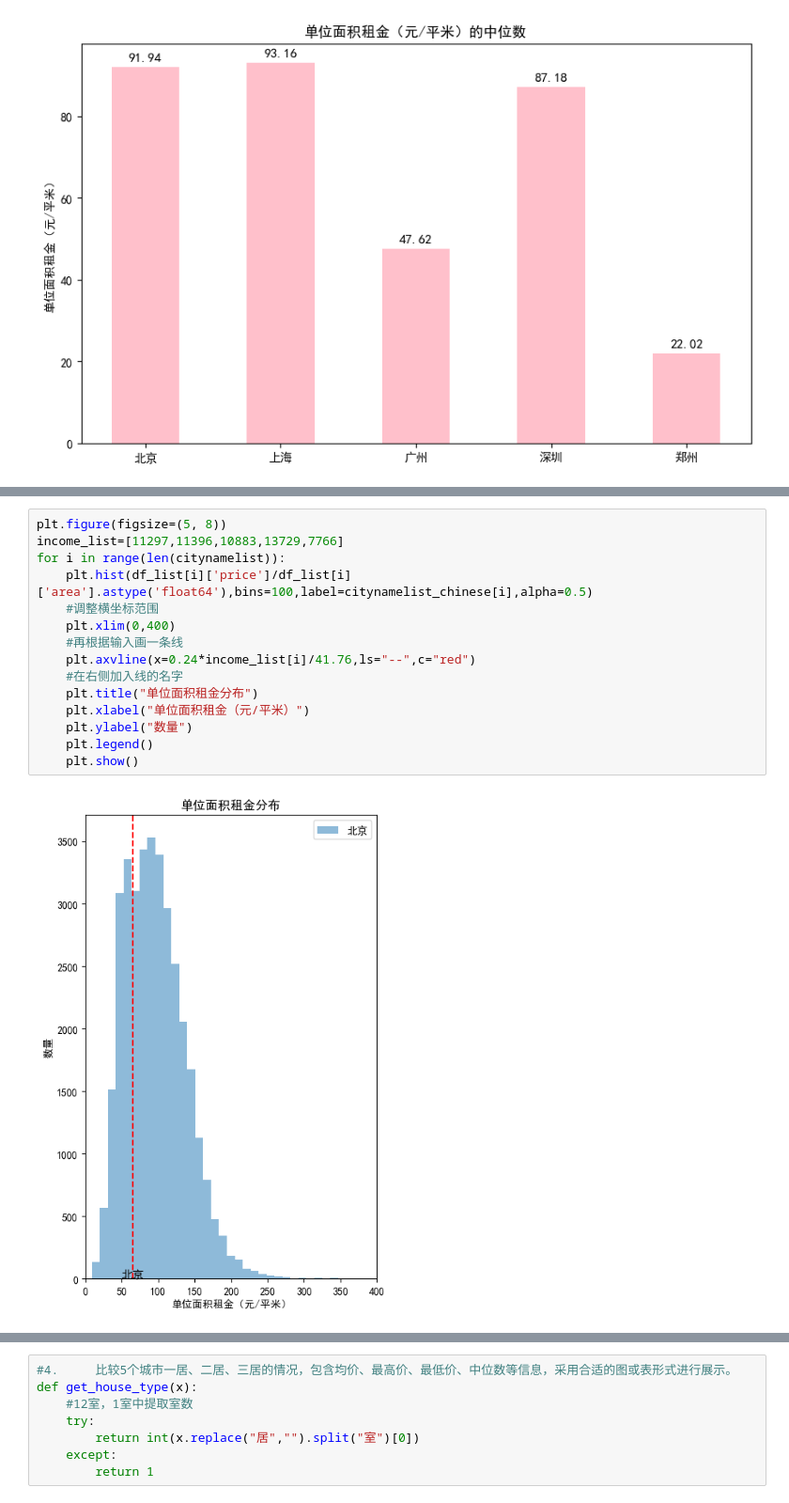
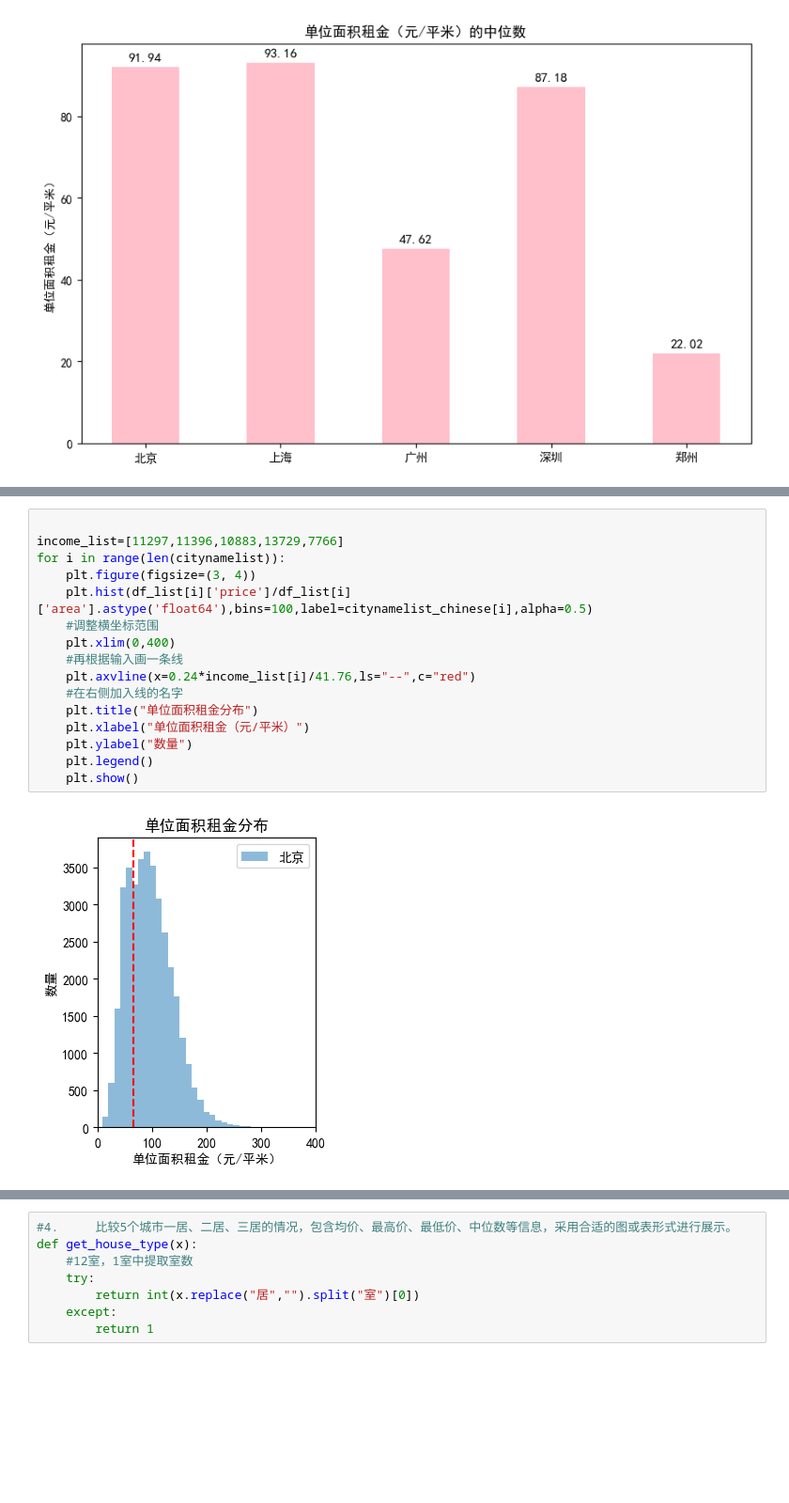
Before and after one commit to pleasenott/python, a Jupyter notebook: test1/he.ipynb, the cells around one changed output, grey strips where cells are left out. Shown at 94% size. Cells and saved outputs as stored; diff of their text form; blank space fills up the shorter version.

```diff
--- a/test1/he.ipynb
+++ b/test1/he.ipynb
@@ -185,17 +185,18 @@ Text(0.5, 1.0, '人均收入')
 # %%
-plt.figure(figsize=(5, 8))
+
 income_list=[11297,11396,10883,13729,7766]
 for i in range(len(citynamelist)):
+    plt.figure(figsize=(3, 4))
     plt.hist(df_list[i]['price']/df_list[i]['area'].astype('float64'),bins=100,label=citynamelist_chinese[i],alpha=0.5)
     #调整横坐标范围
     plt.xlim(0,400)
     #再根据输入画一条线
     plt.axvline(x=0.24*income_list[i]/41.76,ls="--",c="red")
     #在右侧加入线的名字
     plt.title("单位面积租金分布")
     plt.xlabel("单位面积租金（元/平米）")
     plt.ylabel("数量")
     plt.legend()
     plt.show()
 # %% [output]
-[figure, old version]
+[figure, new version]
```
Also changed, not shown: parts of 6 cells of this notebook, 27 other files.
